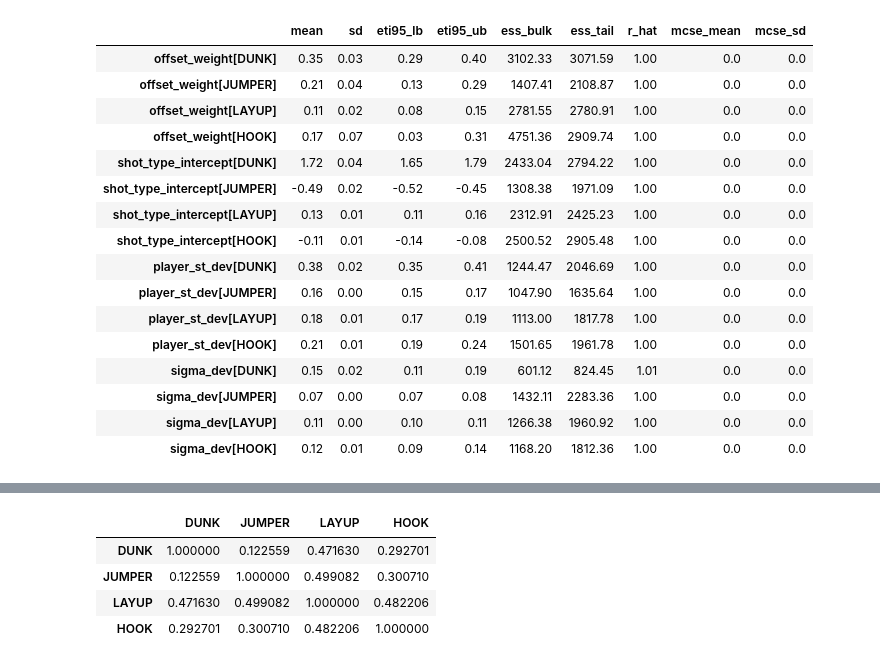
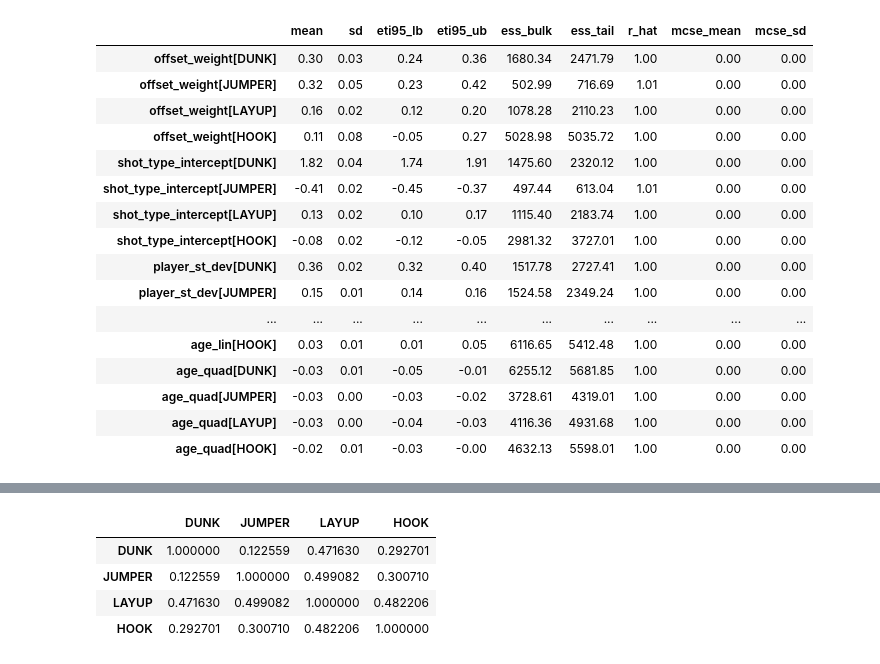
Before and after one commit to remmertjack/portfolio, a Jupyter notebook: bball_shotprobs/v2/skill_model.ipynb, the cells around one changed output, grey strips where cells are left out. Drawn from its saved outputs; the diff is of its cells as text; code cells hidden in the pictures.

```diff
--- a/bball_shotprobs/v2/skill_model.ipynb
+++ b/bball_shotprobs/v2/skill_model.ipynb
@@ -183,44 +204,55 @@ coords = {
     }
 n_shot_types = len(shot_type_lookup.keys())
 n_seasons = len(coords["season"])
+n_players = len(coords["player"])
+t_idx = pt.arange(n_seasons)
+lag = t_idx[:, None] - t_idx[None, :]
+mask = (lag >= 0)
 
 with pm.Model(coords=coords) as model:
     shots_made = pm.Data("shots_made", target, dims=("obs_id",))
     offset_data = pm.Data("offset_data", offset_vals, dims=("obs_id",))
     attempts_data = pm.Data("attempts_data", attempts_vals, dims=("obs_id",))
+    age_data = pm.Data("age_data", age_vals, dims=("obs_id",))
     player_idx = pm.Data("player_idx", player_idx_vals, dims=("obs_id",))
     season_idx = pm.Data("season_idx", season_idx_vals, dims=("obs_id",))
     shot_type_idx = pm.Data("shot_type_idx", shot_type_idx_vals, dims=("obs_id",))
 
     # baseline
-    offset_weight = pm.Normal("offset_weight", mu=0.2, sigma=0.2, dims=("shot_type",))
+    offset_weight = pm.Normal("offset_weight", mu=0, sigma=0.25, dims=("shot_type",))
     shot_type_intercept = pm.Normal("shot_type_intercept", mu=0, sigma=1, dims=("shot_type",))
+
     # career skill
-    player_st_dev = pm.HalfNormal("player_st_dev", 0.5, dims=("shot_type",))
+    player_st_dev = pm.HalfNormal("player_st_dev", 0.25, dims=("shot_type",))
     z_mu = pm.Normal("z_mu", mu=0, sigma=1, dims=("shot_type", "player"))
     mu = pm.Deterministic("mu", z_mu.T * player_st_dev[None, :], dims=("player", "shot_type"))
-    # seasonal component
-    sigma_dev = pm.Exponential("sigma_dev", 1.0, dims="shot_type") # season deviation
-    delta_raw = pm.ZeroSumNormal(
-        "delta_raw",
-        sigma=1.0,
-        dims=("player", "shot_type", "season"),
-        n_zerosum_axes=1
-    )
+
+    # season deviation ar(1)
+    phi_raw = pm.Normal("phi_raw", mu=0, sigma=0.5, dims="shot_type")
+    phi = pm.Deterministic("phi", pm.math.tanh(phi_raw), dims="shot_type")
+    sigma_dev = pm.HalfNormal("sigma_dev", 0.25, dims="shot_type")
+    eps = pm.Normal("eps", 0, 1, dims=("player", "shot_type", "season"))
+    phi_pow = pt.power(phi[:, None, None], pt.maximum(lag[None, :, :], 0))
+    W = phi_pow * mask[None, :, :]
     delta = pm.Deterministic(
         "delta",
-        delta_raw * sigma_dev[None, :, None],
-        dims=("player", "shot_type", "season")
+        pt.einsum("psk,stk->pst", eps, W) * sigma_dev[None, :, None],
+        dims=("player", "shot_type", "season"),
     )
-    skill_grid = mu[:, :, None] + delta
-    skill_obs = skill_grid[player_idx, shot_type_idx, season_idx]
+    skill_obs = mu[player_idx, shot_type_idx] + delta[player_idx, shot_type_idx, season_idx]
+    # aging curve
+    age_lin = pm.Normal("age_lin", mu=0, sigma=0.1, dims="shot_type")
+    age_quad = pm.Normal("age_quad", mu=0, sigma=0.1, dims="shot_type")
+    age_effect = age_lin[shot_type_idx] * age_data + age_quad[shot_type_idx] * age_data**2
+
 
     theta = (
         offset_weight[shot_type_idx] * offset_data
         + shot_type_intercept[shot_type_idx]
         + skill_obs
+        + age_effect
     )
     pm.Binomial("obs", n=attempts_data, p=pm.math.sigmoid(theta), observed=shots_made)
 # %%
-trace = sample(model, tune=1000, draws=1000, target_accept=0.9, dense_mass=True)
+trace = sample(model, tune=2000, draws=2000, target_accept=0.95, dense_mass=True)
 # %% [output]
@@ -228,20 +262,21 @@ The rhat statistic is larger than 1.01 for some parameters. This indicates probl
 # %%
-azs.summary(trace, var_names=["offset_weight", "shot_type_intercept", "player_st_dev", "sigma_dev"], ci_prob=0.95, round_to=2)
+azs.summary(trace, var_names=['offset_weight', 'shot_type_intercept', 'player_st_dev',
+                              'phi_raw', 'sigma_dev', 'age_lin', 'age_quad'], ci_prob=0.95, round_to=2)
 # %% [output]
 |  | mean | sd | eti95_lb | eti95_ub | ess_bulk | ess_tail | r_hat | mcse_mean | mcse_sd |
-| offset_weight[DUNK] | 0.35 | 0.03 | 0.29 | 0.40 | 3102.33 | 3071.59 | 1.00 | 0.0 | 0.0 |
-| offset_weight[JUMPER] | 0.21 | 0.04 | 0.13 | 0.29 | 1407.41 | 2108.87 | 1.00 | 0.0 | 0.0 |
-| offset_weight[LAYUP] | 0.11 | 0.02 | 0.08 | 0.15 | 2781.55 | 2780.91 | 1.00 | 0.0 | 0.0 |
-| offset_weight[HOOK] | 0.17 | 0.07 | 0.03 | 0.31 | 4751.36 | 2909.74 | 1.00 | 0.0 | 0.0 |
-| shot_type_intercept[DUNK] | 1.72 | 0.04 | 1.65 | 1.79 | 2433.04 | 2794.22 | 1.00 | 0.0 | 0.0 |
-| shot_type_intercept[JUMPER] | -0.49 | 0.02 | -0.52 | -0.45 | 1308.38 | 1971.09 | 1.00 | 0.0 | 0.0 |
-| shot_type_intercept[LAYUP] | 0.13 | 0.01 | 0.11 | 0.16 | 2312.91 | 2425.23 | 1.00 | 0.0 | 0.0 |
-| shot_type_intercept[HOOK] | -0.11 | 0.01 | -0.14 | -0.08 | 2500.52 | 2905.48 | 1.00 | 0.0 | 0.0 |
-| player_st_dev[DUNK] | 0.38 | 0.02 | 0.35 | 0.41 | 1244.47 | 2046.69 | 1.00 | 0.0 | 0.0 |
-| player_st_dev[JUMPER] | 0.16 | 0.00 | 0.15 | 0.17 | 1047.90 | 1635.64 | 1.00 | 0.0 | 0.0 |
-| player_st_dev[LAYUP] | 0.18 | 0.01 | 0.17 | 0.19 | 1113.00 | 1817.78 | 1.00 | 0.0 | 0.0 |
-| player_st_dev[HOOK] | 0.21 | 0.01 | 0.19 | 0.24 | 1501.65 | 1961.78 | 1.00 | 0.0 | 0.0 |
-| sigma_dev[DUNK] | 0.15 | 0.02 | 0.11 | 0.19 | 601.12 | 824.45 | 1.01 | 0.0 | 0.0 |
-| sigma_dev[JUMPER] | 0.07 | 0.00 | 0.07 | 0.08 | 1432.11 | 2283.36 | 1.00 | 0.0 | 0.0 |
-| sigma_dev[LAYUP] | 0.11 | 0.00 | 0.10 | 0.11 | 1266.38 | 1960.92 | 1.00 | 0.0 | 0.0 |
-| sigma_dev[HOOK] | 0.12 | 0.01 | 0.09 | 0.14 | 1168.20 | 1812.36 | 1.00 | 0.0 | 0.0 |
+| offset_weight[DUNK] | 0.30 | 0.03 | 0.24 | 0.36 | 1680.34 | 2471.79 | 1.00 | 0.00 | 0.00 |
+| offset_weight[JUMPER] | 0.32 | 0.05 | 0.23 | 0.42 | 502.99 | 716.69 | 1.01 | 0.00 | 0.00 |
+| offset_weight[LAYUP] | 0.16 | 0.02 | 0.12 | 0.20 | 1078.28 | 2110.23 | 1.00 | 0.00 | 0.00 |
+| offset_weight[HOOK] | 0.11 | 0.08 | -0.05 | 0.27 | 5028.98 | 5035.72 | 1.00 | 0.00 | 0.00 |
+| shot_type_intercept[DUNK] | 1.82 | 0.04 | 1.74 | 1.91 | 1475.60 | 2320.12 | 1.00 | 0.00 | 0.00 |
+| shot_type_intercept[JUMPER] | -0.41 | 0.02 | -0.45 | -0.37 | 497.44 | 613.04 | 1.01 | 0.00 | 0.00 |
+| shot_type_intercept[LAYUP] | 0.13 | 0.02 | 0.10 | 0.17 | 1115.40 | 2183.74 | 1.00 | 0.00 | 0.00 |
+| shot_type_intercept[HOOK] | -0.08 | 0.02 | -0.12 | -0.05 | 2981.32 | 3727.01 | 1.00 | 0.00 | 0.00 |
+| player_st_dev[DUNK] | 0.36 | 0.02 | 0.32 | 0.40 | 1517.78 | 2727.41 | 1.00 | 0.00 | 0.00 |
+| player_st_dev[JUMPER] | 0.15 | 0.01 | 0.14 | 0.16 | 1524.58 | 2349.24 | 1.00 | 0.00 | 0.00 |
+| ... | ... | ... | ... | ... | ... | ... | ... | ... | ... |
+| age_lin[HOOK] | 0.03 | 0.01 | 0.01 | 0.05 | 6116.65 | 5412.48 | 1.00 | 0.00 | 0.00 |
+| age_quad[DUNK] | -0.03 | 0.01 | -0.05 | -0.01 | 6255.12 | 5681.85 | 1.00 | 0.00 | 0.00 |
+| age_quad[JUMPER] | -0.03 | 0.00 | -0.03 | -0.02 | 3728.61 | 4319.01 | 1.00 | 0.00 | 0.00 |
+| age_quad[LAYUP] | -0.03 | 0.00 | -0.04 | -0.03 | 4116.36 | 4931.68 | 1.00 | 0.00 | 0.00 |
+| age_quad[HOOK] | -0.02 | 0.01 | -0.03 | -0.00 | 4632.13 | 5598.01 | 1.00 | 0.00 | 0.00 |
```
Also changed, not shown: parts of 22 cells of this notebook, 1 other file.
